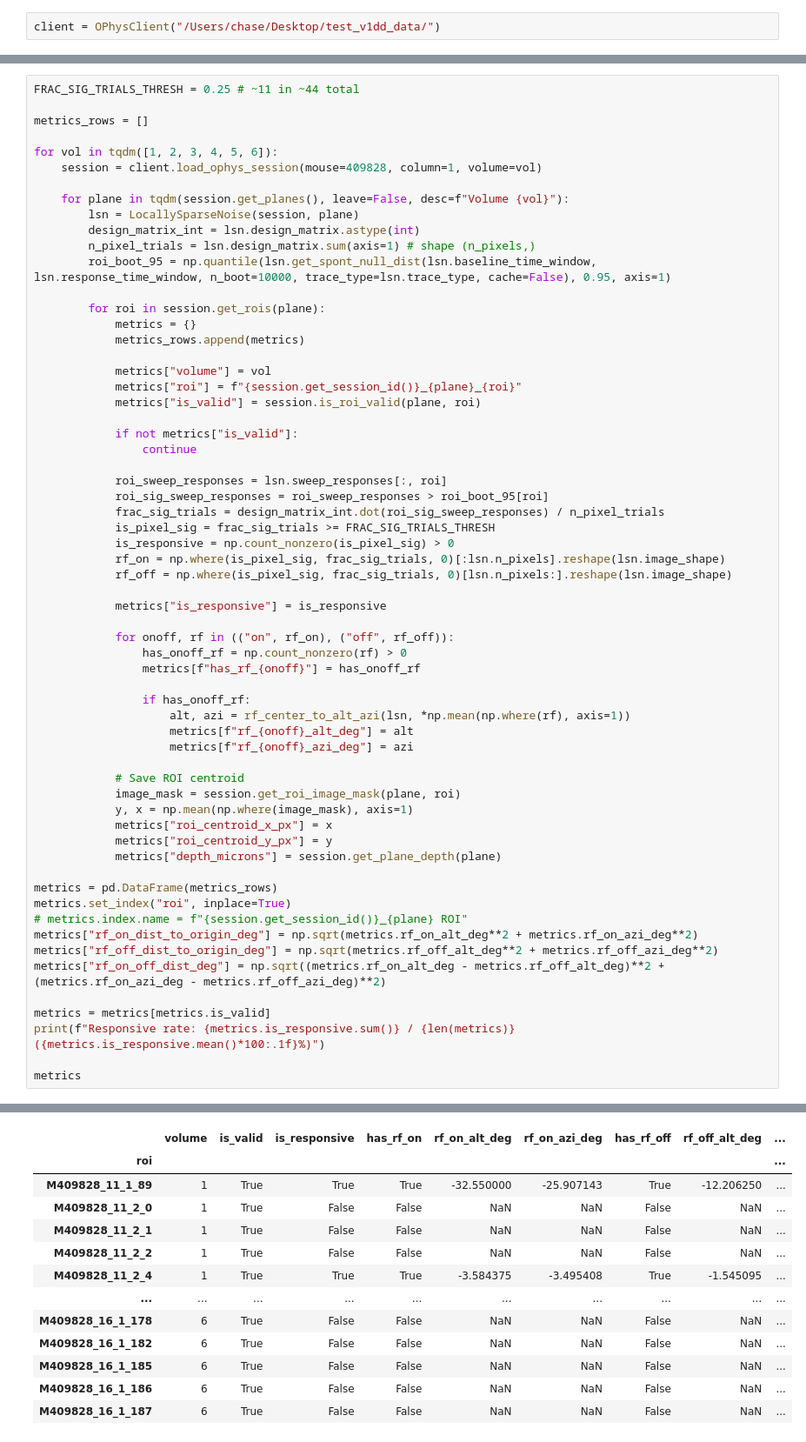
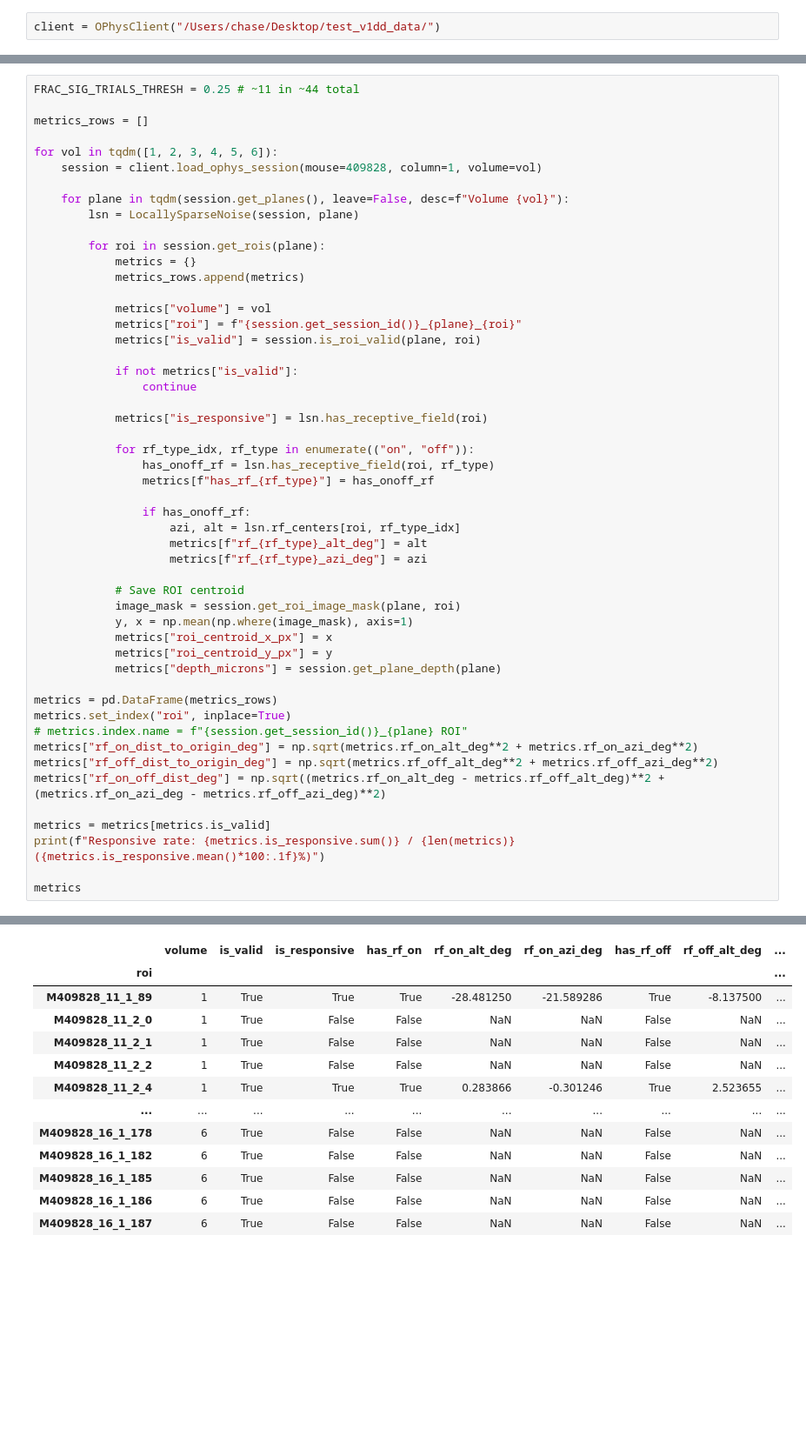
Before and after one commit to AllenInstitute/allen_v1dd, a Jupyter notebook: chase/analysis_notebooks/2023-03-02_lsn-multi-session.ipynb, the cells around one changed output, grey strips where cells are left out. Shown at 87% size. Drawn from its saved outputs; the diff is of its cells as text; blank space fills up the shorter version.

```diff
--- a/chase/analysis_notebooks/2023-03-02_lsn-multi-session.ipynb
+++ b/chase/analysis_notebooks/2023-03-02_lsn-multi-session.ipynb
@@ -31,9 +27,6 @@ for vol in tqdm([1, 2, 3, 4, 5, 6]):
 
     for plane in tqdm(session.get_planes(), leave=False, desc=f"Volume {vol}"):
         lsn = LocallySparseNoise(session, plane)
-        design_matrix_int = lsn.design_matrix.astype(int)
-        n_pixel_trials = lsn.design_matrix.sum(axis=1) # shape (n_pixels,)
-        roi_boot_95 = np.quantile(lsn.get_spont_null_dist(lsn.baseline_time_window, lsn.response_time_window, n_boot=10000, trace_type=lsn.trace_type, cache=False), 0.95, axis=1)
 
         for roi in session.get_rois(plane):
             metrics = {}
@@ -46,24 +39,16 @@ for vol in tqdm([1, 2, 3, 4, 5, 6]):
             if not metrics["is_valid"]:
                 continue
 
-            roi_sweep_responses = lsn.sweep_responses[:, roi]
-            roi_sig_sweep_responses = roi_sweep_responses > roi_boot_95[roi]
-            frac_sig_trials = design_matrix_int.dot(roi_sig_sweep_responses) / n_pixel_trials
-            is_pixel_sig = frac_sig_trials >= FRAC_SIG_TRIALS_THRESH
-            is_responsive = np.count_nonzero(is_pixel_sig) > 0
-            rf_on = np.where(is_pixel_sig, frac_sig_trials, 0)[:lsn.n_pixels].reshape(lsn.image_shape)
-            rf_off = np.where(is_pixel_sig, frac_sig_trials, 0)[lsn.n_pixels:].reshape(lsn.image_shape)
+            metrics["is_responsive"] = lsn.has_receptive_field(roi)
 
-            metrics["is_responsive"] = is_responsive
-
-            for onoff, rf in (("on", rf_on), ("off", rf_off)):
-                has_onoff_rf = np.count_nonzero(rf) > 0
-                metrics[f"has_rf_{onoff}"] = has_onoff_rf
+            for rf_type_idx, rf_type in enumerate(("on", "off")):
+                has_onoff_rf = lsn.has_receptive_field(roi, rf_type)
+                metrics[f"has_rf_{rf_type}"] = has_onoff_rf
 
                 if has_onoff_rf:
-                    alt, azi = rf_center_to_alt_azi(lsn, *np.mean(np.where(rf), axis=1))
-                    metrics[f"rf_{onoff}_alt_deg"] = alt
-                    metrics[f"rf_{onoff}_azi_deg"] = azi
+                    azi, alt = lsn.rf_centers[roi, rf_type_idx]
+                    metrics[f"rf_{rf_type}_alt_deg"] = alt
+                    metrics[f"rf_{rf_type}_azi_deg"] = azi
 
             # Save ROI centroid
             image_mask = session.get_roi_image_mask(plane, roi)
@@ -88,10 +73,10 @@ Responsive rate: 1919 / 8670 (22.1%)
 |  | volume | is_valid | is_responsive | has_rf_on | rf_on_alt_deg | rf_on_azi_deg | has_rf_off | rf_off_alt_deg | ... |
 | roi |  |  |  |  |  |  |  |  | ... |
-| M409828_11_1_89 | 1 | True | True | True | -32.550000 | -25.907143 | True | -12.206250 | ... |
+| M409828_11_1_89 | 1 | True | True | True | -28.481250 | -21.589286 | True | -8.137500 | ... |
 | M409828_11_2_0 | 1 | True | False | False | NaN | NaN | False | NaN | ... |
 | M409828_11_2_1 | 1 | True | False | False | NaN | NaN | False | NaN | ... |
 | M409828_11_2_2 | 1 | True | False | False | NaN | NaN | False | NaN | ... |
-| M409828_11_2_4 | 1 | True | True | True | -3.584375 | -3.495408 | True | -1.545095 | ... |
+| M409828_11_2_4 | 1 | True | True | True | 0.283866 | -0.301246 | True | 2.523655 | ... |
 | ... | ... | ... | ... | ... | ... | ... | ... | ... | ... |
 | M409828_16_1_178 | 6 | True | False | False | NaN | NaN | False | NaN | ... |
 | M409828_16_1_182 | 6 | True | False | False | NaN | NaN | False | NaN | ... |
```
Also changed, not shown: parts of 8 cells of this notebook, 11 other files.
